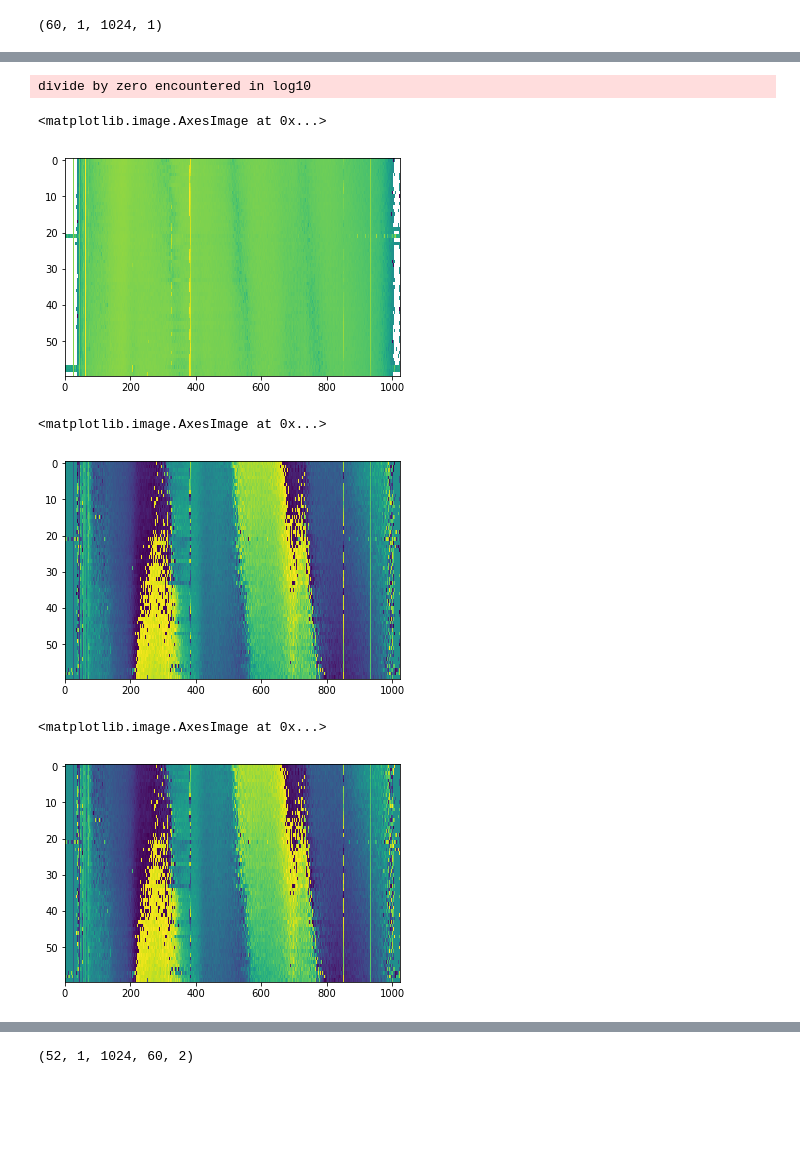
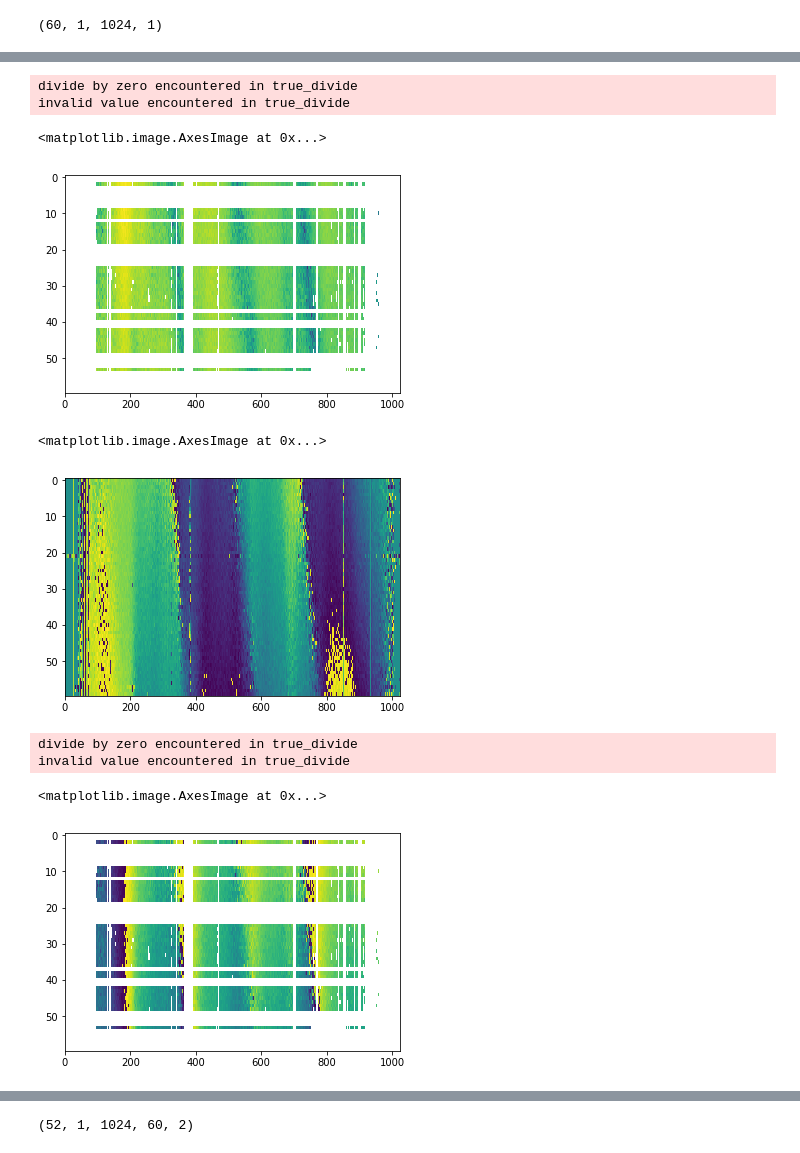
Before and after one commit to UPennEoR/plimpy, a Jupyter notebook: PolarizedMosaics/CheckApplyCal.ipynb, the cells around one changed output, grey strips where cells are left out. Cells and saved outputs as stored; diff of their text form; code cells hidden in the pictures; blank space fills up the shorter version.

```diff
--- a/PolarizedMosaics/CheckApplyCal.ipynb
+++ b/PolarizedMosaics/CheckApplyCal.ipynb
@@ -38,7 +38,7 @@ print(t1-t0)
 # %% [output]
 22.118893146514893
 # %%
-bl = (52, 53, 'xx')
+bl = (26, 27, 'xx')
 blraw = uvd.select(bls=bl,inplace=False)
 # %%
 blcal = uv_calibrated.select(bls=bl,inplace=False)
@@ -55,19 +55,22 @@ divide by zero encountered in log10
 # %%
-plt.imshow(np.log10(np.abs(blcal.data_array.squeeze()/blcal.flag_array.squeeze())),aspect='auto')
+plt.imshow(np.log10(np.abs(blcal.data_array.squeeze()/~blcal.flag_array.squeeze())),aspect='auto')
 # %% [output]
-divide by zero encountered in log10
+divide by zero encountered in true_divide
+invalid value encountered in true_divide
 <matplotlib.image.AxesImage at 0x...>
-[figure, old version]
+[figure, new version]
 # %%
-plt.imshow(np.angle(blraw.data_array.squeeze()), aspect='auto')
+plt.imshow(np.angle(blraw.data_array.squeeze()/~blraw.flag_array.squeeze()), aspect='auto')
 # %% [output]
 <matplotlib.image.AxesImage at 0x...>
-[figure, old version]
+[figure, new version]
 # %%
-plt.imshow(np.angle(blcal.data_array.squeeze()), aspect='auto')
+plt.imshow(np.angle(blcal.data_array.squeeze())/~blcal.flag_array.squeeze(), aspect='auto')
 # %% [output]
-<matplotlib.image.AxesImage at 0x...>
+divide by zero encountered in true_divide
+invalid value encountered in true_divide
+<matplotlib.image.AxesImage at 0x...>
-[figure, old version]
+[figure, new version]
 # %%
 plt.imshow(np.angle(blcal.data_array.squeeze()-blraw.data_array.squeeze()), aspect='auto')
 plt.colorbar()
```
Also changed, not shown: parts of 14 cells of this notebook.
